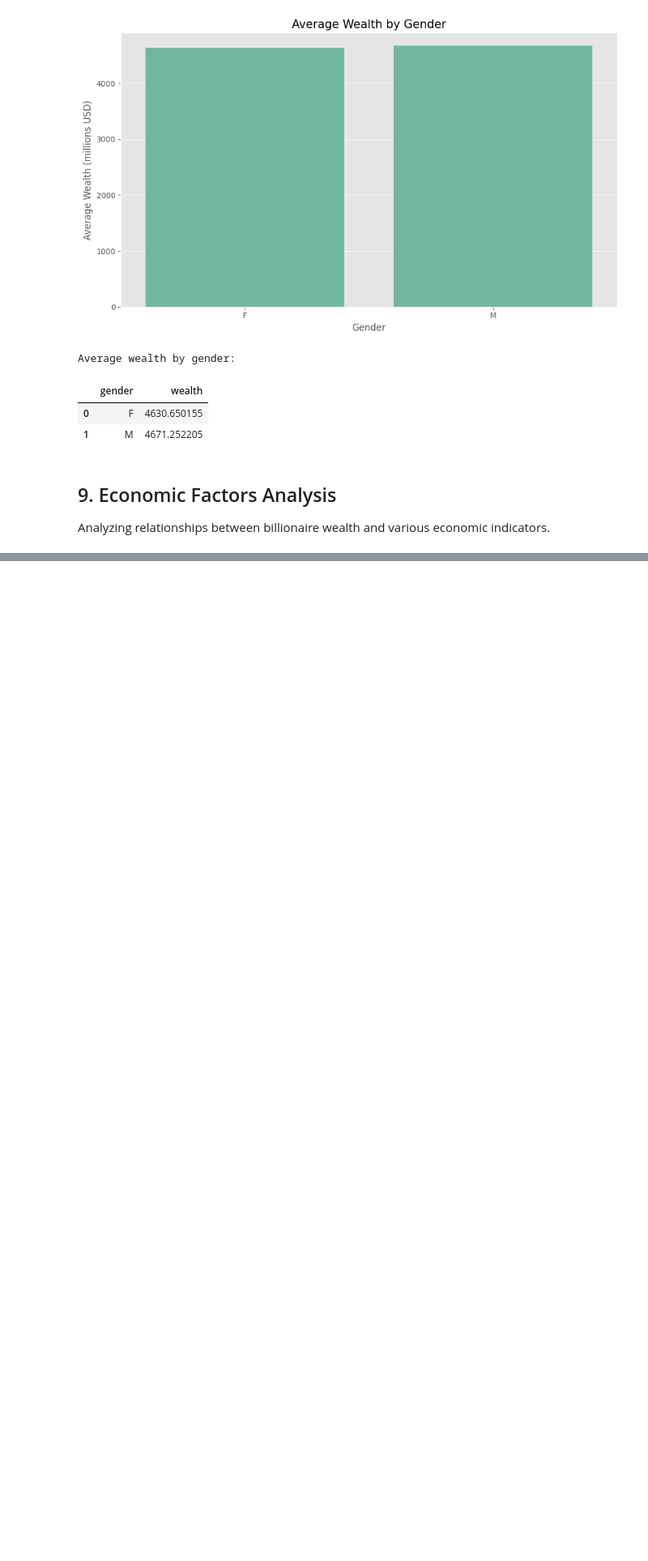
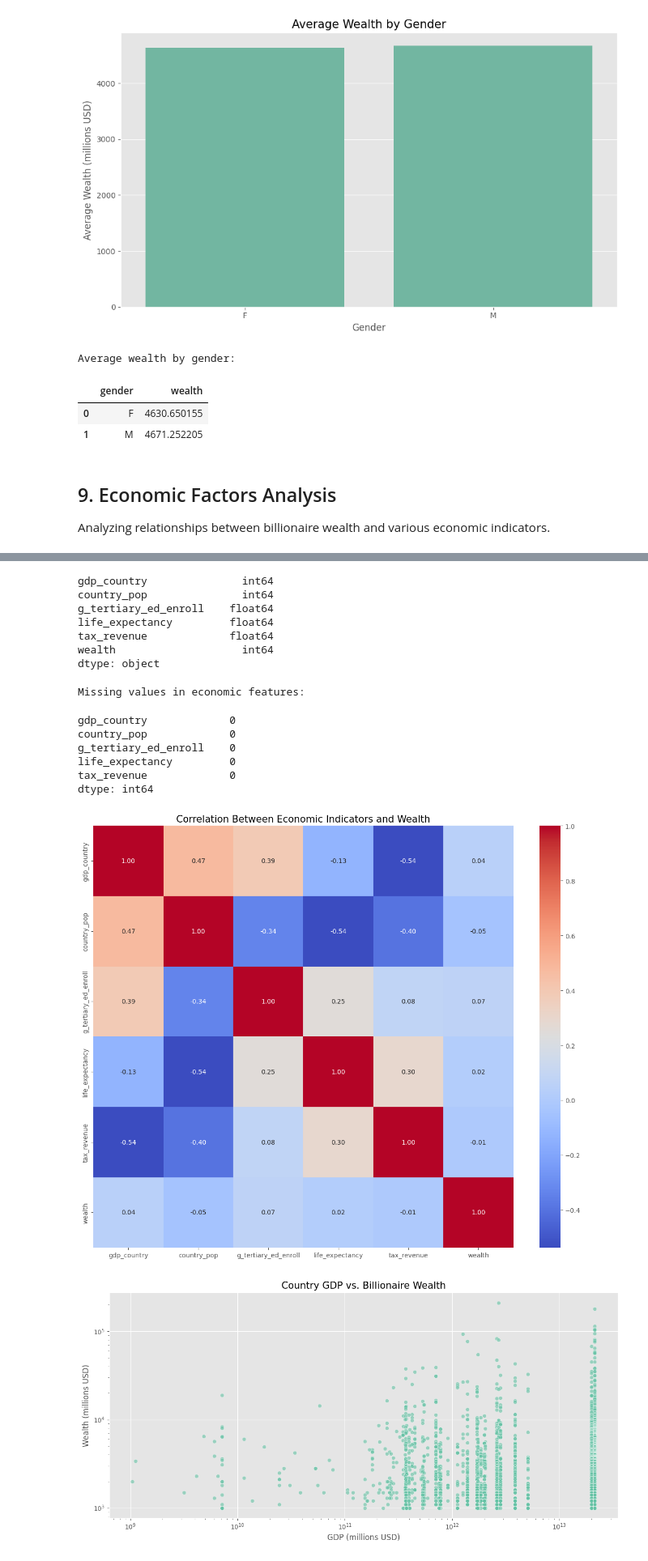
Before and after one commit to namdavid2904/billionaires-wealth-analysis, a Jupyter notebook: notebooks/01_data_exploration.ipynb, the cells around one changed output, grey strips where cells are left out. Shown: that part at 81% size. Saved outputs shown, nothing was run; the diff lists cells and outputs as text; code cells hidden in the pictures; blank space fills up the shorter version.

Commit message:
Analyze relationships between wealth and national economic indicators

```diff
--- a/notebooks/01_data_exploration.ipynb
+++ b/notebooks/01_data_exploration.ipynb
@@ -394,3 +394,48 @@ Average wealth by gender:
 # %% [markdown]
 ## 9. Economic Factors Analysis
 Analyzing relationships between billionaire wealth and various economic indicators.
+# %%
+# Economic features
+economic_features = ['gdp_country', 'country_pop', 'g_tertiary_ed_enroll', 'life_expectancy', 'tax_revenue']  # Removing cpi_country
+
+# Check for data types
+print("Data types of economic features:")
+display(df[economic_features + ['wealth']].dtypes)
+
+# Check for missing values in economic features
+print("\nMissing values in economic features:")
+display(df[economic_features].isnull().sum())
+
+# Correlation matrix
+corr = df[economic_features + ['wealth']].corr()
+plt.figure(figsize=(12, 10))
+sns.heatmap(corr, annot=True, cmap='coolwarm', fmt='.2f')
+plt.title('Correlation Between Economic Indicators and Wealth', fontsize=15)
+plt.tight_layout()
+plt.show()
+
+# Country GDP vs Billionaire Wealth
+plt.figure(figsize=(12, 6))
+sns.scatterplot(data=df, x='gdp_country', y='wealth', alpha=0.6)
+plt.title('Country GDP vs. Billionaire Wealth', fontsize=15)
+plt.xlabel('GDP (millions USD)')
+plt.ylabel('Wealth (millions USD)')
+plt.xscale('log')
+plt.yscale('log')
+plt.tight_layout()
+plt.show()
+
+# Number of billionaires per country vs GDP
+country_billionaires = df.groupby('country_of_residence').size().reset_index(name='billionaire_count')
+country_gdp = df.groupby('country_of_residence')['gdp_country'].first().reset_index()
+country_analysis = pd.merge(country_billionaires, country_gdp, on='country_of_residence')
+
+plt.figure(figsize=(12, 6))
+sns.scatterplot(data=country_analysis, x='gdp_country', y='billionaire_count', alpha=0.7)
+plt.title('Country GDP vs. Number of Billionaires', fontsize=15)
+plt.xlabel('GDP (millions USD)')
+plt.ylabel('Number of Billionaires')
+plt.xscale('log')
+plt.tight_layout()
+plt.show()
+# %% [output]
@@ -396,0 +443,16 @@ Analyzing relationships between billionaire wealth and various economic indicato
+gdp_country               int64
+country_pop               int64
+g_tertiary_ed_enroll    float64
+life_expectancy         float64
+tax_revenue             float64
+wealth                    int64
+dtype: object
+Missing values in economic features:
+gdp_country             0
+country_pop             0
+g_tertiary_ed_enroll    0
+life_expectancy         0
+tax_revenue             0
+dtype: int64
+[figure, added]
+[figure, added]
```
Also changed, not shown: parts of 1 cell of this notebook.
